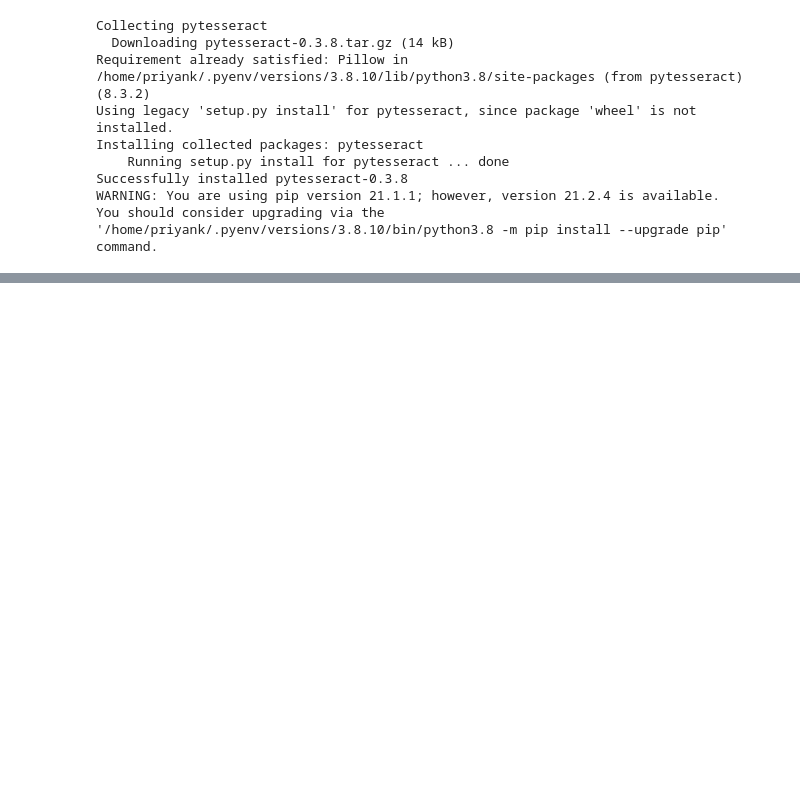
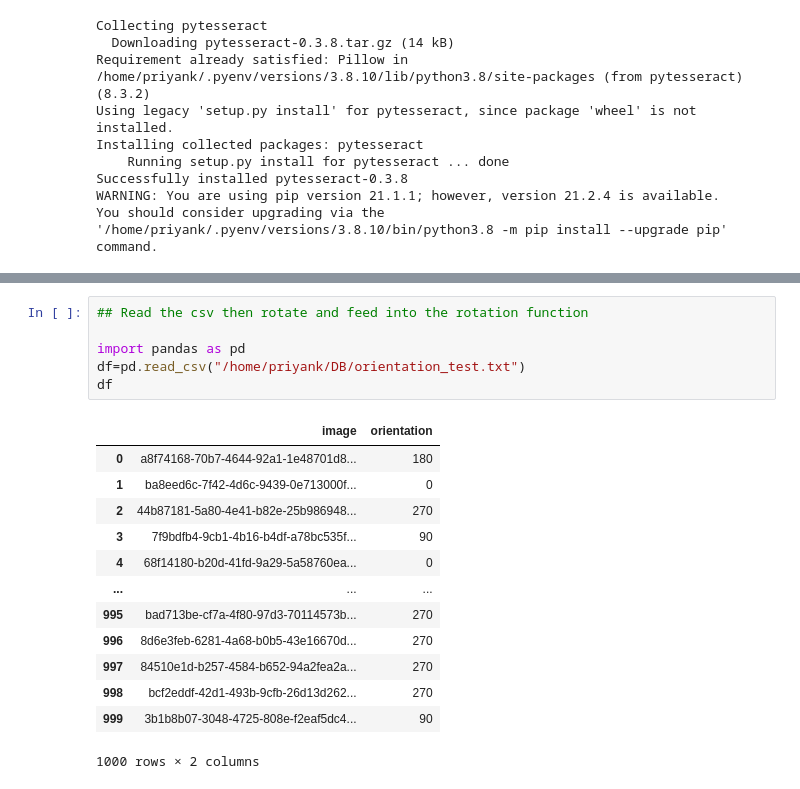
Before and after one commit to priyank9320/DB, a Jupyter notebook: image_rotation.ipynb, the cells around one changed output, grey strips where cells are left out. Drawn from its saved outputs; the diff is of its cells as text; blank space fills up the shorter version.

Commit message:
eval function code

```diff
--- a/image_rotation.ipynb
+++ b/image_rotation.ipynb
@@ -142,0 +153,20 @@ Script confidence: 0.91
+# %%
+## Read the csv then rotate and feed into the rotation function
+
+import pandas as pd
+df=pd.read_csv("/home/priyank/DB/orientation_test.txt")
+df
+# %% [output]
+|  | image | orientation |
+| 0 | a8f74168-70b7-4644-92a1-1e48701d8... | 180 |
+| 1 | ba8eed6c-7f42-4d6c-9439-0e713000f... | 0 |
+| 2 | 44b87181-5a80-4e41-b82e-25b986948... | 270 |
+| 3 | 7f9bdfb4-9cb1-4b16-b4df-a78bc535f... | 90 |
+| 4 | 68f14180-b20d-41fd-9a29-5a58760ea... | 0 |
+| ... | ... | ... |
+| 995 | bad713be-cf7a-4f80-97d3-70114573b... | 270 |
+| 996 | 8d6e3feb-6281-4a68-b0b5-43e16670d... | 270 |
+| 997 | 84510e1d-b257-4584-b652-94a2fea2a... | 270 |
+| 998 | bcf2eddf-42d1-493b-9cfb-26d13d262... | 270 |
+| 999 | 3b1b8b07-3048-4725-808e-f2eaf5dc4... | 90 |
+1000 rows × 2 columns
```
Also changed, not shown: parts of 5 cells of this notebook.
